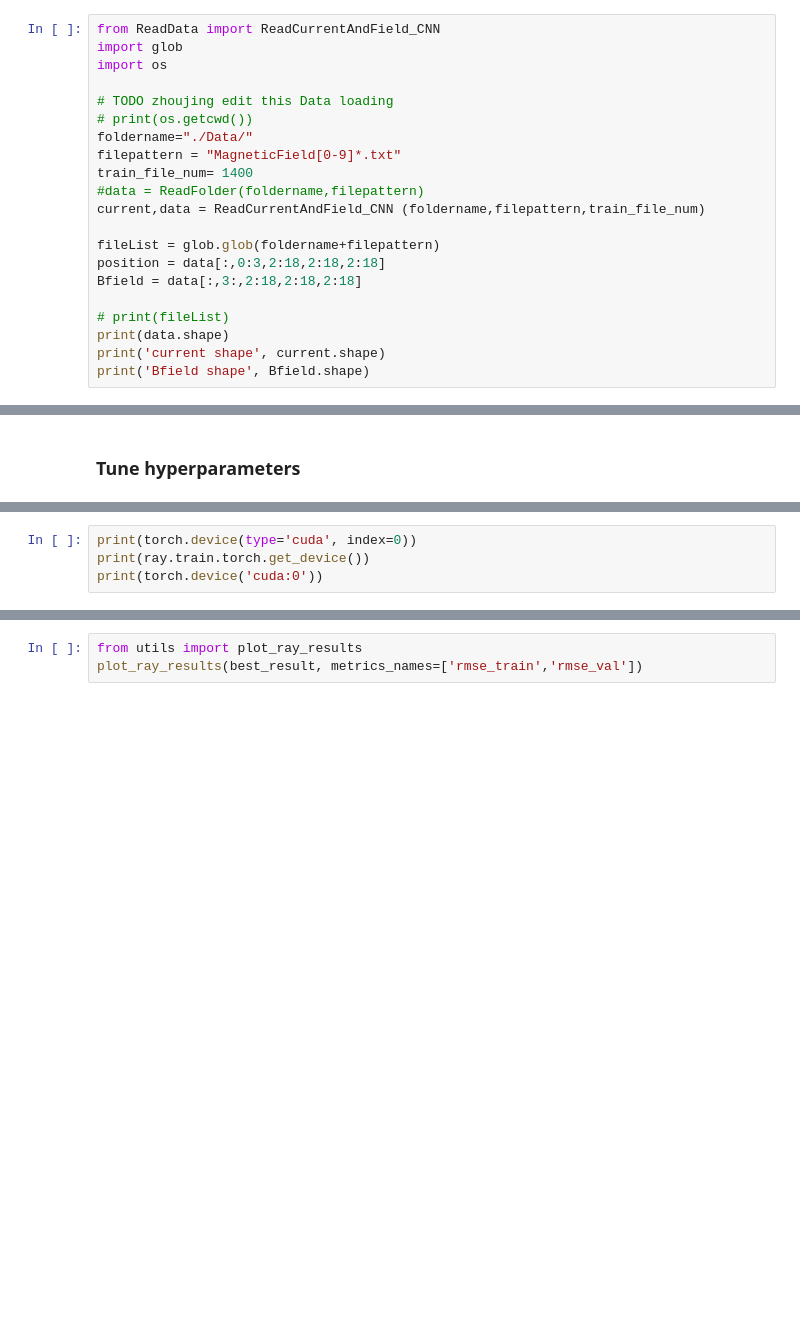
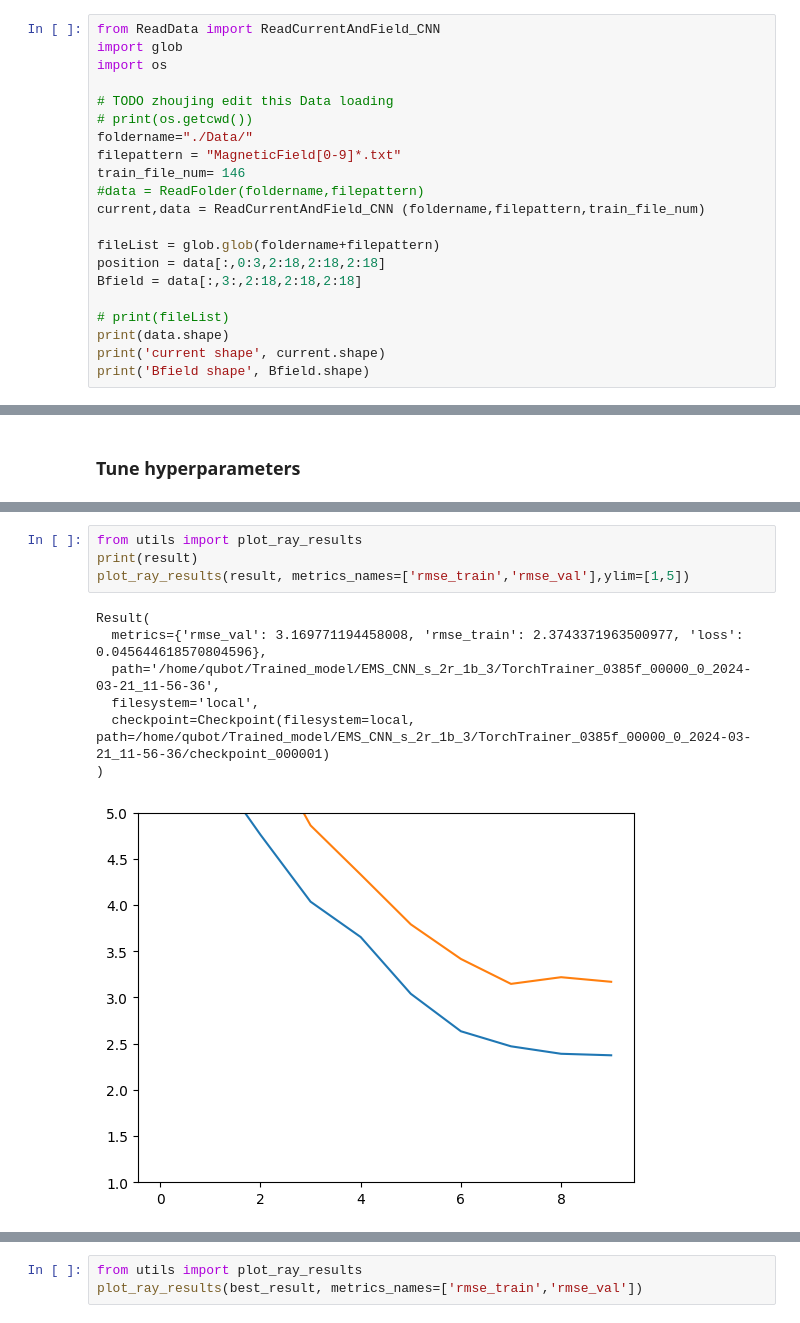
Before and after one commit to Junang-Wang/Qubot_Elastica, a Jupyter notebook: Modeling eMNS/Generative_model_v2.ipynb, the cells around one changed output, grey strips where cells are left out. Cells and saved outputs as stored; diff of their text form; blank space fills up the shorter version.

Commit message:
tune v5 and plot v1

```diff
--- a/Modeling eMNS/Generative_model_v2.ipynb
+++ b/Modeling eMNS/Generative_model_v2.ipynb
@@ -24,7 +26,7 @@ import os
 # print(os.getcwd())
 foldername="./Data/"
 filepattern = "MagneticField[0-9]*.txt"
-train_file_num= 1400
+train_file_num= 146
 #data = ReadFolder(foldername,filepattern)
 current,data = ReadCurrentAndField_CNN (foldername,filepattern,train_file_num)
 
@@ -201,7 +253,15 @@ results = tuner.fit()
-# %%
-print(torch.device(type='cuda', index=0))
-print(ray.train.torch.get_device())
-print(torch.device('cuda:0'))
+# %%
+from utils import plot_ray_results
+print(result)
+plot_ray_results(result, metrics_names=['rmse_train','rmse_val'],ylim=[1,5])
+# %% [output]
+Result(
+  metrics={'rmse_val': 3.169771194458008, 'rmse_train': 2.3743371963500977, 'loss': 0.045644618570804596},
+  path='/home/qubot/Trained_model/EMS_CNN_s_2r_1b_3/TorchTrainer_0385f_00000_0_2024-03-21_11-56-36',
+  filesystem='local',
+  checkpoint=Checkpoint(filesystem=local, path=/home/qubot/Trained_model/EMS_CNN_s_2r_1b_3/TorchTrainer_0385f_00000_0_2024-03-21_11-56-36/checkpoint_000001)
+)
+[figure, added]
 # %%
 best_result = results.get_best_result(metric='rmse_val',mode='min')
 print(best_result)
```
Also changed, not shown: parts of 9 cells of this notebook, 4 other files.
